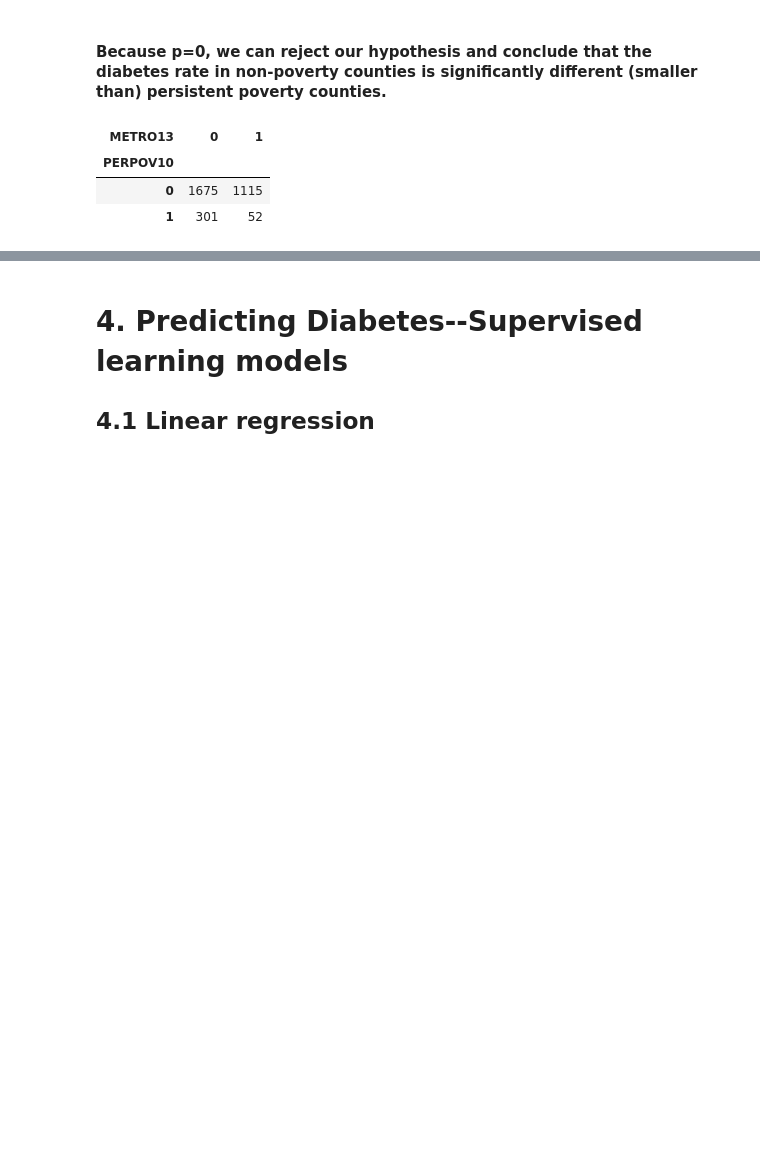
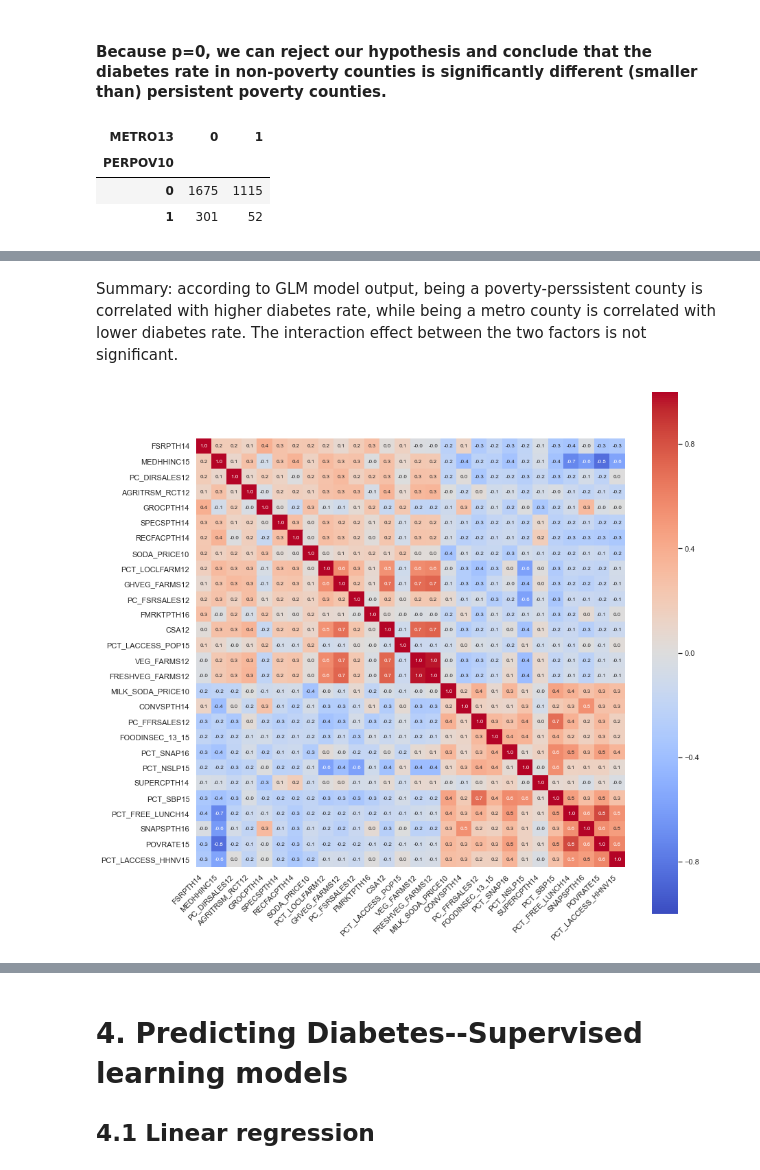
Before and after one commit to BrachyS/Poverty_food_environment_diabetes, a Jupyter notebook: Final_food-poverty-diabetes.ipynb, the cells around one changed output, grey strips where cells are left out. Drawn from its saved outputs; the diff is of its cells as text; code cells hidden in the pictures; blank space fills up the shorter version.

```diff
--- a/Final_food-poverty-diabetes.ipynb
+++ b/Final_food-poverty-diabetes.ipynb
@@ -540,0 +593,2 @@ plt.savefig('Figs/Avg_diabetes.png',dpi=600)
+# %% [markdown]
+Summary: according to GLM model output, being a poverty-perssistent county is correlated with higher diabetes rate, while being a metro county is correlated with lower diabetes rate. The interaction effect between the two factors is not significant.
@@ -540,0 +598,20 @@ plt.savefig('Figs/Avg_diabetes.png',dpi=600)
+# %%
+# Visualize correlation matrix
+plt.figure(figsize=(14,14))
+ax = sns.heatmap(
+    corr,
+    vmin=-1, vmax=1, center=0,
+    cmap='coolwarm',
+    annot = True,
+    fmt='.1f',
+    annot_kws={'size':8},
+    square=True)
+
+ax.set_xticklabels(
+    ax.get_xticklabels(),
+    rotation=45,
+    horizontalalignment='right')
+
+plt.show()
+# %% [output]
+[figure, added]
```
Also changed, not shown: parts of 43 cells of this notebook, 22 other files.
